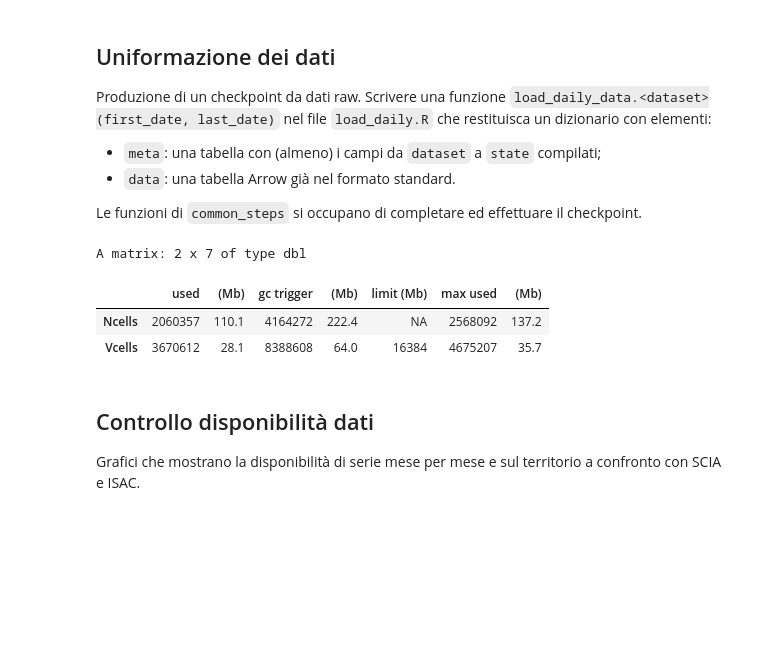
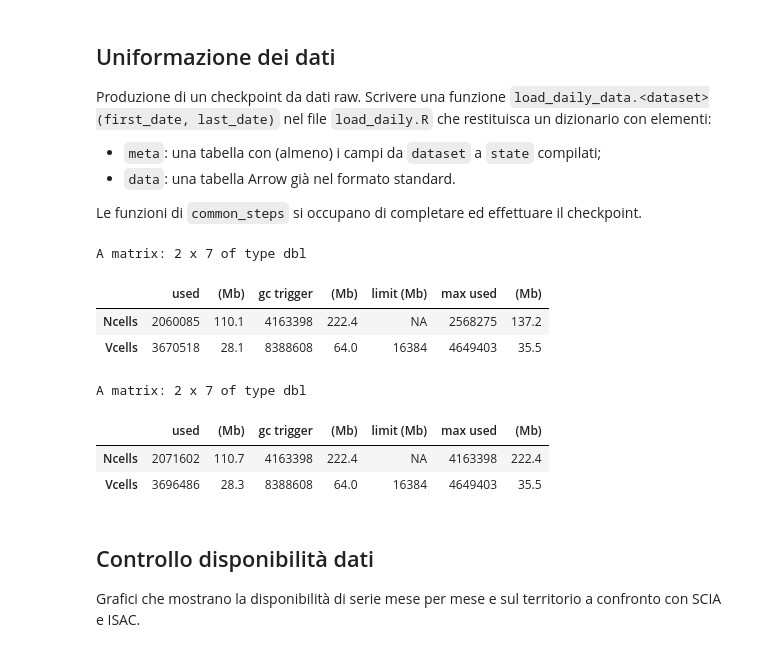
Before and after one commit to dnstudent/TesiMag, a Jupyter notebook: notebooks/integrazioni_regionali/lombardia/data_load.ipynb, the cells around one changed output. Drawn from its saved outputs; the diff is of its cells as text; code cells hidden in the pictures; blank space fills up the shorter version.

```diff
--- a/notebooks/integrazioni_regionali/lombardia/data_load.ipynb
+++ b/notebooks/integrazioni_regionali/lombardia/data_load.ipynb
@@ -74,16 +74,26 @@ Produzione di un checkpoint da dati raw. Scrivere una funzione `load_daily_data.
 
 Le funzioni di `common_steps` si occupano di completare ed effettuare il checkpoint.
 # %%
-daily_dataset <- load_daily_data.arpalombardia() |> prepare_daily_data()
+daily_dataset <- load_daily_data.arpalombardia(FALSE) |> prepare_daily_data()
 save_checkpoint(daily_dataset$checkpoint, dataset, "raw")
 write_extra_metadata(daily_dataset$extra_meta |> collect(), dataset, conns$stations)
 rm(daily_dataset)
 gc()
+
+daily_hext_dataset <- load_daily_data.arpalombardia(TRUE) |> prepare_daily_data()
+save_checkpoint(daily_hext_dataset$checkpoint, dataset, "hext")
+write_extra_metadata(daily_hext_dataset$extra_meta |> collect(), dataset, conns$stations)
+rm(daily_hext_dataset)
+gc()
 # %% [output]
 A matrix: 2 x 7 of type dbl
 |  | used | (Mb) | gc trigger | (Mb) | limit (Mb) | max used | (Mb) |
-| Ncells | 2060357 | 110.1 | 4164272 | 222.4 | NA | 2568092 | 137.2 |
-| Vcells | 3670612 | 28.1 | 8388608 | 64.0 | 16384 | 4675207 | 35.7 |
+| Ncells | 2060085 | 110.1 | 4163398 | 222.4 | NA | 2568275 | 137.2 |
+| Vcells | 3670518 | 28.1 | 8388608 | 64.0 | 16384 | 4649403 | 35.5 |
+A matrix: 2 x 7 of type dbl
+|  | used | (Mb) | gc trigger | (Mb) | limit (Mb) | max used | (Mb) |
+| Ncells | 2071602 | 110.7 | 4163398 | 222.4 | NA | 4163398 | 222.4 |
+| Vcells | 3696486 | 28.3 | 8388608 | 64.0 | 16384 | 4649403 | 35.5 |
 # %%
 qc_checkpoint(dataset, conns$data)
 # %% [markdown]
```
Also changed, not shown: parts of 3 cells of this notebook, 5 other files.
